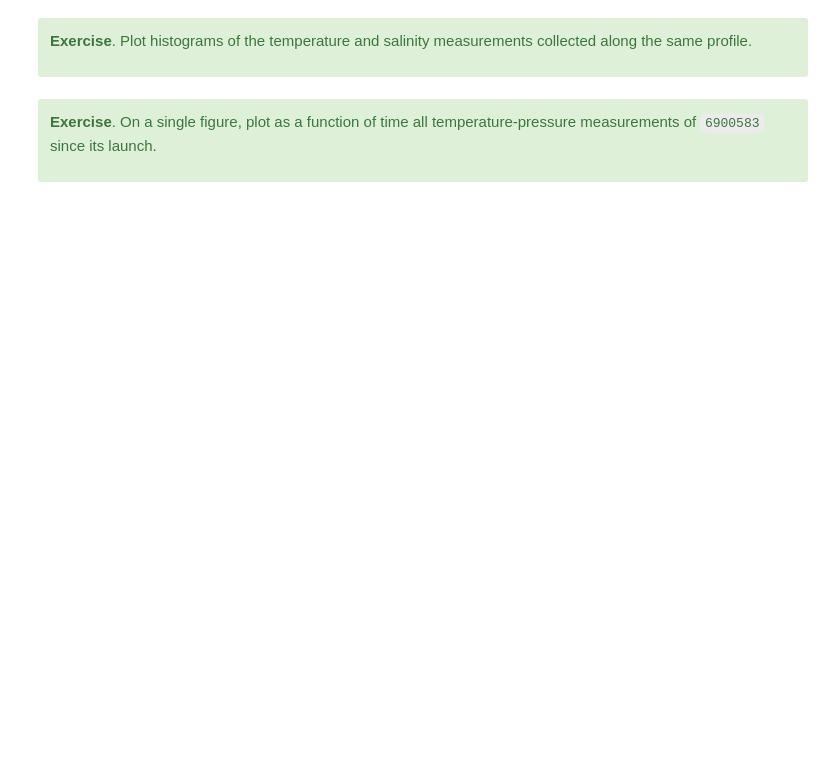
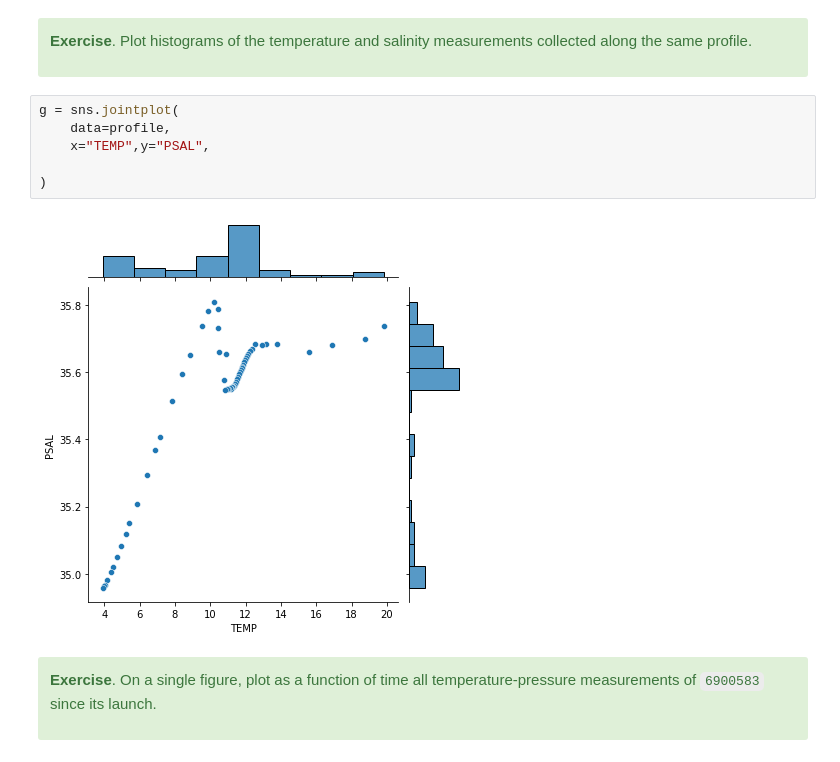
Before and after one commit to dimiphoton/fondations-data-science, a Jupyter notebook: hw1.ipynb, the cells around one changed output. Saved outputs shown, nothing was run; the diff lists cells and outputs as text; blank space fills up the shorter version.

```diff
--- a/hw1.ipynb
+++ b/hw1.ipynb
@@ -113,6 +166,14 @@ df.head(3)
 **Exercise**. Plot histograms of the temperature and salinity measurements collected along the same profile.
 
 </div>
+# %%
+g = sns.jointplot(
+    data=profile,
+    x="TEMP",y="PSAL",
+
+)
+# %% [output]
+[figure, added]
 # %% [markdown]
 <div class="alert alert-success">
 
```
Also changed, not shown: parts of 24 cells of this notebook, 3 other files.
